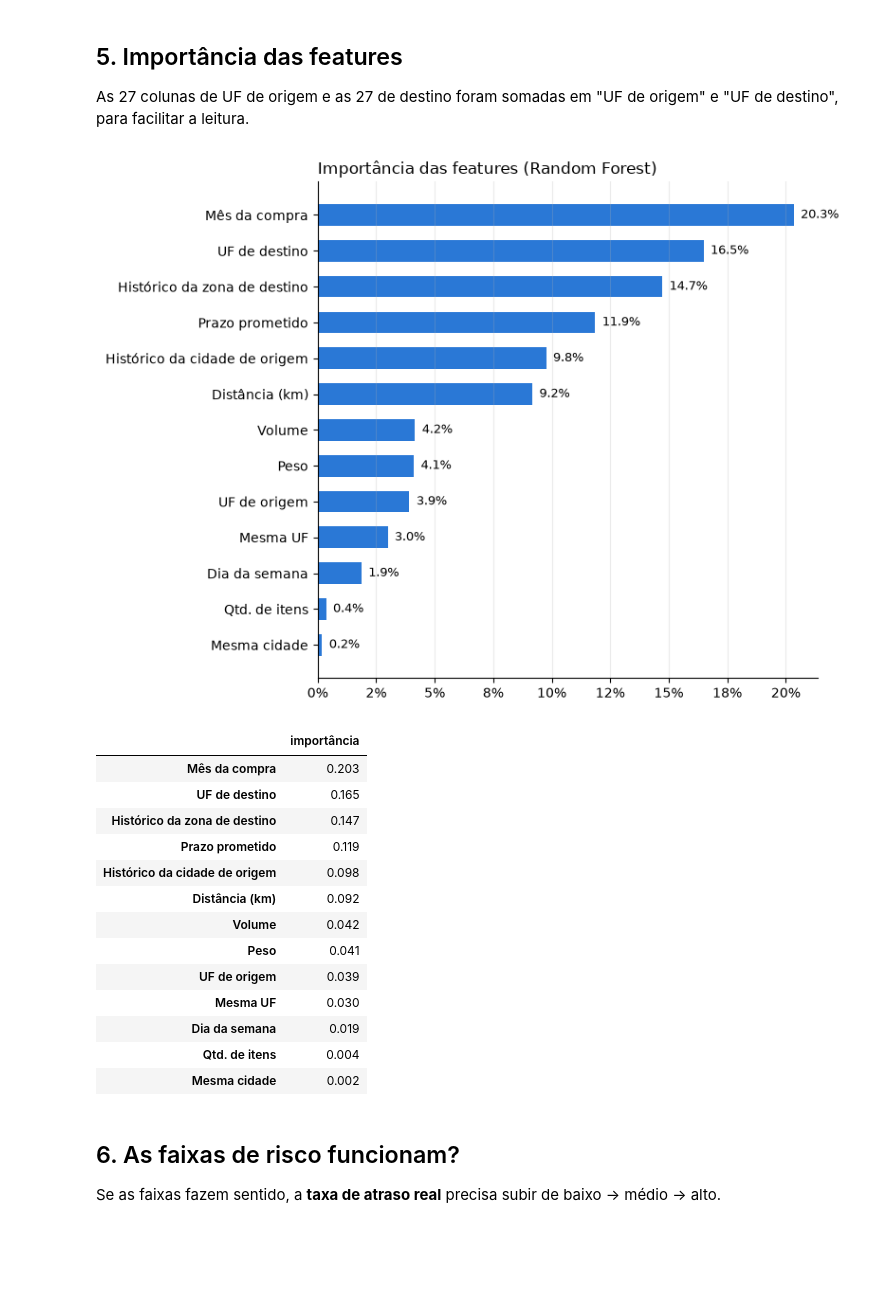
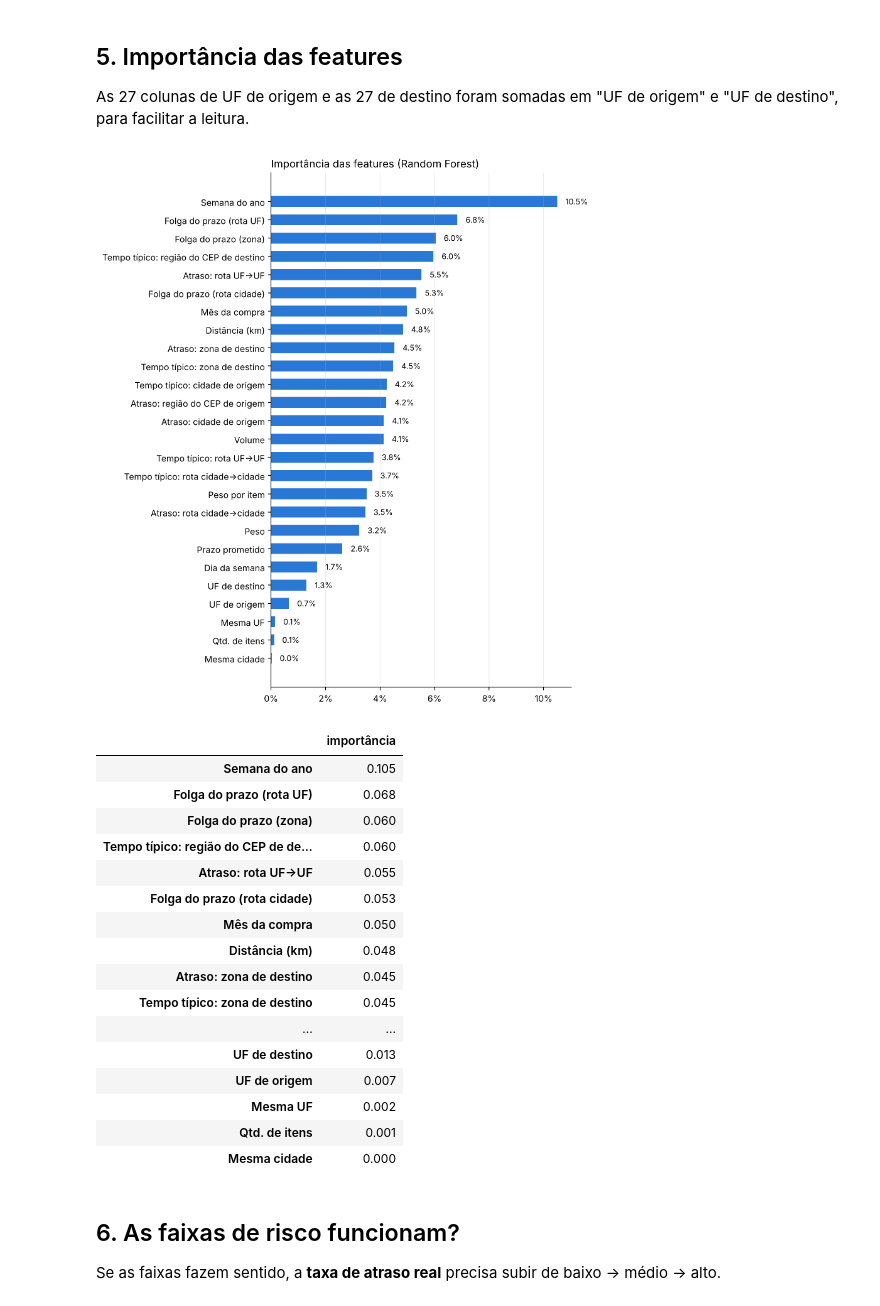
Before and after one commit to HypogramTechnologies/HypoLog, a Jupyter notebook: ml/notebooks/02_modelo.ipynb, the cells around one changed output. Drawn from its saved outputs; the diff is of its cells as text; code cells hidden in the pictures; blank space fills up the shorter version.

Commit message:
feat: aprimorar predição de atrasos de entrega

```diff
--- a/ml/notebooks/02_modelo.ipynb
+++ b/ml/notebooks/02_modelo.ipynb
@@ -141,48 +145,59 @@ para facilitar a leitura.
 # %%
 imp = pd.Series(report["feature_importances"])
 grouped = pd.concat([
     imp[~imp.index.str.contains("_uf_")],
     pd.Series({
         "UF de origem": imp[imp.index.str.startswith("origin_uf_")].sum(),
         "UF de destino": imp[imp.index.str.startswith("dest_uf_")].sum(),
     }),
 ]).sort_values()
 
 names = {
     "distance_km": "Distância (km)", "same_city": "Mesma cidade", "same_state": "Mesma UF",
     "promised_days": "Prazo prometido", "weight_g": "Peso", "volume_cm3": "Volume",
     "n_items": "Qtd. de itens", "purchase_month": "Mês da compra", "purchase_weekday": "Dia da semana",
-    "zone_delay_rate": "Histórico da zona de destino", "origin_delay_rate": "Histórico da cidade de origem",
+    "weight_per_item": "Peso por item", "purchase_week": "Semana do ano",
+    "zone_delay_rate": "Atraso: zona de destino", "origin_delay_rate": "Atraso: cidade de origem",
+    "route_delay_rate": "Atraso: rota UF→UF", "city_route_delay_rate": "Atraso: rota cidade→cidade",
+    "origin_cep3_delay_rate": "Atraso: região do CEP de origem",
+    "zone_days": "Tempo típico: zona de destino", "origin_days": "Tempo típico: cidade de origem",
+    "route_days": "Tempo típico: rota UF→UF", "city_route_days": "Tempo típico: rota cidade→cidade",
+    "dest_cep3_days": "Tempo típico: região do CEP de destino",
+    "slack_zone": "Folga do prazo (zona)", "slack_route": "Folga do prazo (rota UF)",
+    "slack_city_route": "Folga do prazo (rota cidade)",
 }
 grouped.index = [names.get(i, i) for i in grouped.index]
 
-fig, ax = plt.subplots(figsize=(8, 6))
+fig, ax = plt.subplots(figsize=(8, 9))
 ax.barh(grouped.index, grouped.values, color=COLOR, height=0.6)
 for y, v in enumerate(grouped.values):
     ax.text(v + 0.003, y, f"{v:.1%}", va="center", fontsize=9)
 ax.xaxis.set_major_formatter(plt.FuncFormatter(lambda v, _: f"{v:.0%}"))
 style(ax, "Importância das features (Random Forest)")
 ax.grid(axis="y", visible=False)
 plt.tight_layout()
 plt.show()
 
 grouped.sort_values(ascending=False).to_frame("importância")
 # %% [output]
-[figure, old version]
+[figure, new version]
 |  | importância |
-| Mês da compra | 0.203 |
-| UF de destino | 0.165 |
-| Histórico da zona de destino | 0.147 |
-| Prazo prometido | 0.119 |
-| Histórico da cidade de origem | 0.098 |
-| Distância (km) | 0.092 |
-| Volume | 0.042 |
-| Peso | 0.041 |
-| UF de origem | 0.039 |
-| Mesma UF | 0.030 |
-| Dia da semana | 0.019 |
-| Qtd. de itens | 0.004 |
-| Mesma cidade | 0.002 |
+| Semana do ano | 0.105 |
+| Folga do prazo (rota UF) | 0.068 |
+| Folga do prazo (zona) | 0.060 |
+| Tempo típico: região do CEP de de... | 0.060 |
+| Atraso: rota UF→UF | 0.055 |
+| Folga do prazo (rota cidade) | 0.053 |
+| Mês da compra | 0.050 |
+| Distância (km) | 0.048 |
+| Atraso: zona de destino | 0.045 |
+| Tempo típico: zona de destino | 0.045 |
+| ... | ... |
+| UF de destino | 0.013 |
+| UF de origem | 0.007 |
+| Mesma UF | 0.002 |
+| Qtd. de itens | 0.001 |
+| Mesma cidade | 0.000 |
 # %% [markdown]
 ## 6. As faixas de risco funcionam?
 
```
Also changed, not shown: parts of 10 cells of this notebook, 7 other files.
